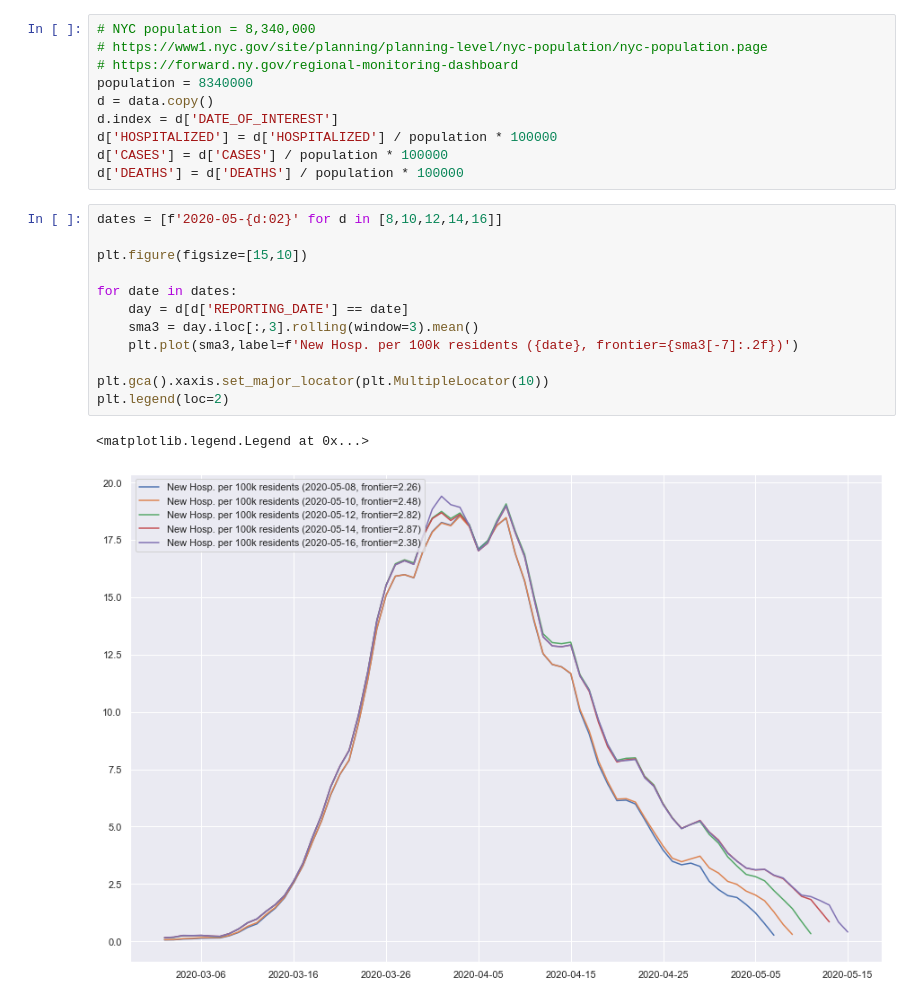
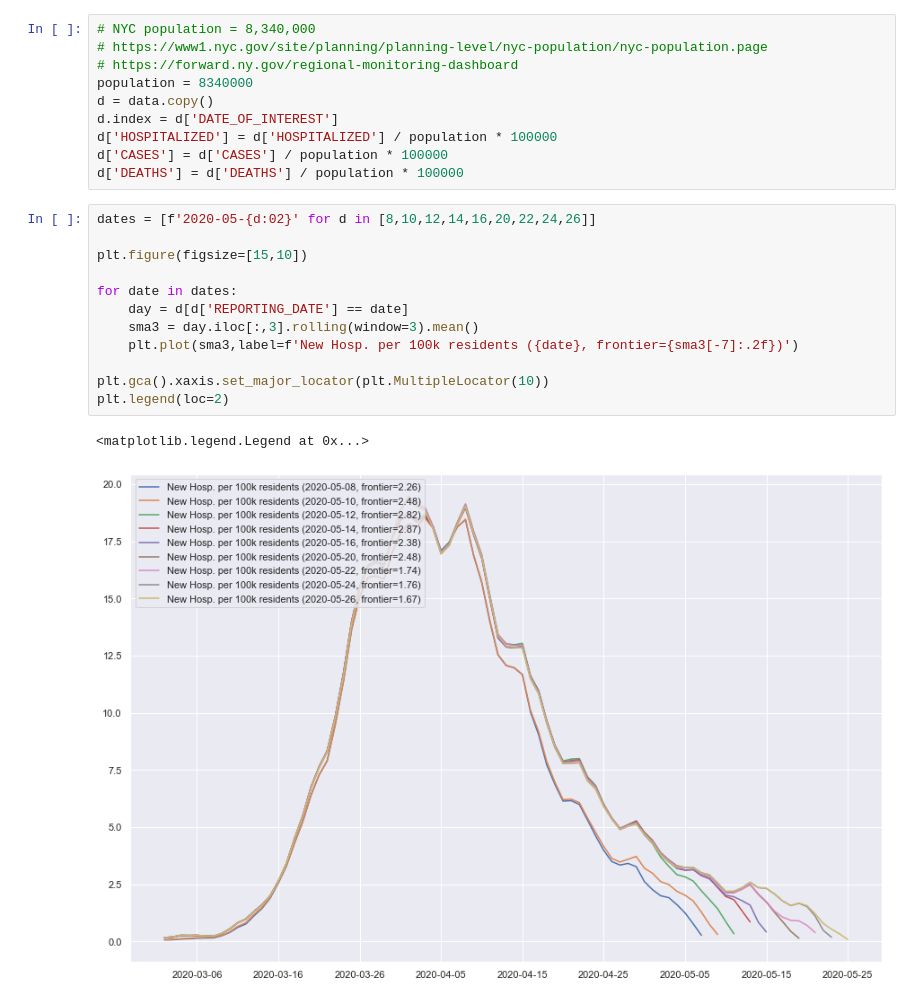
Before and after one commit to marcusf/nyc-covid-viz, a Jupyter notebook: data_validation_and_playground.ipynb, the cells around one changed output. Saved outputs shown, nothing was run; the diff lists cells and outputs as text.

```diff
--- a/data_validation_and_playground.ipynb
+++ b/data_validation_and_playground.ipynb
@@ -70,17 +72,17 @@ d['HOSPITALIZED'] = d['HOSPITALIZED'] / population * 100000
 d['CASES'] = d['CASES'] / population * 100000
 d['DEATHS'] = d['DEATHS'] / population * 100000
 # %%
-dates = [f'2020-05-{d:02}' for d in [8,10,12,14,16]]
+dates = [f'2020-05-{d:02}' for d in [8,10,12,14,16,20,22,24,26]]
 
 plt.figure(figsize=[15,10])
 
 for date in dates:
     day = d[d['REPORTING_DATE'] == date]
     sma3 = day.iloc[:,3].rolling(window=3).mean()
     plt.plot(sma3,label=f'New Hosp. per 100k residents ({date}, frontier={sma3[-7]:.2f})')
 
 plt.gca().xaxis.set_major_locator(plt.MultipleLocator(10))
 plt.legend(loc=2)
 # %% [output]
 <matplotlib.legend.Legend at 0x...>
-[figure, old version]
+[figure, new version]
```
Also changed, not shown: parts of 5 cells of this notebook, 2 other files.
